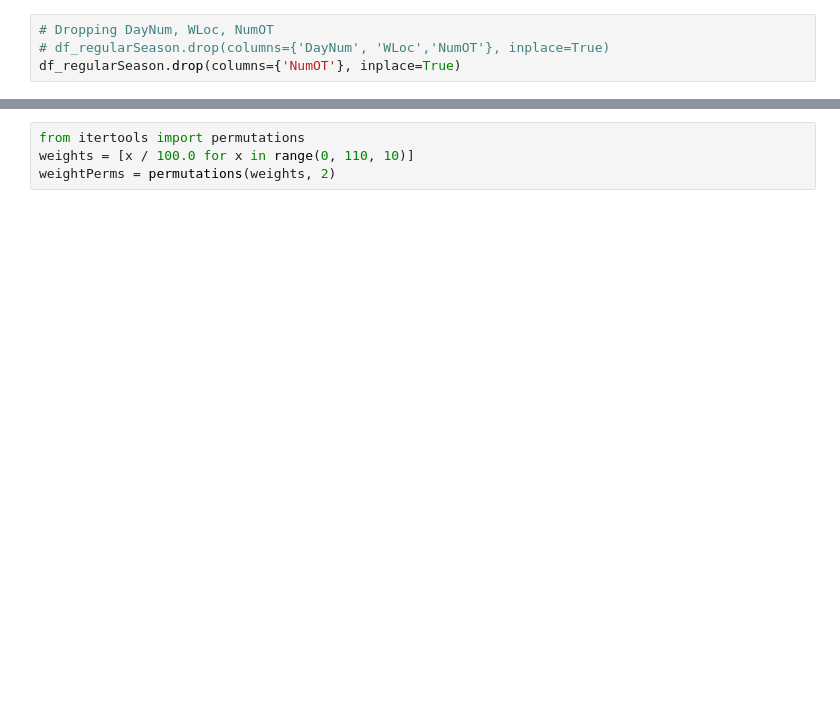
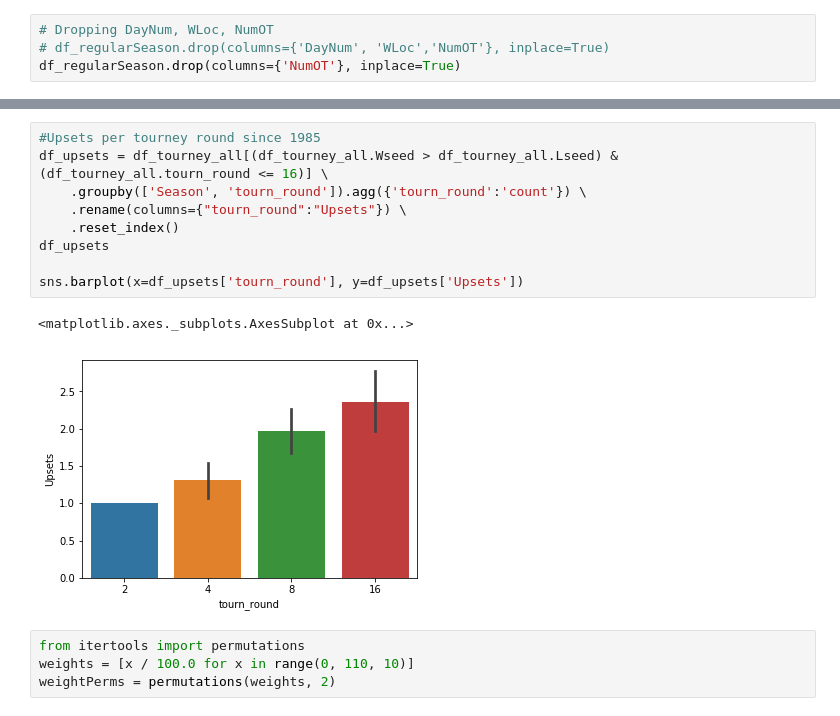
Before and after one commit to mjmcfalls/udacity-machine-learning, a Jupyter notebook: projects/capstone/Capstone-Notebook-Working.ipynb, the cells around one changed output, grey strips where cells are left out. Cells and saved outputs as stored; diff of their text form; blank space fills up the shorter version.

```diff
--- a/projects/capstone/Capstone-Notebook-Working.ipynb
+++ b/projects/capstone/Capstone-Notebook-Working.ipynb
@@ -563,3 +654,15 @@ df_regularSeason.drop(columns={'NumOT'}, inplace=True)
+# %%
+#Upsets per tourney round since 1985
+df_upsets = df_tourney_all[(df_tourney_all.Wseed > df_tourney_all.Lseed) & (df_tourney_all.tourn_round <= 16)] \
+    .groupby(['Season', 'tourn_round']).agg({'tourn_round':'count'}) \
+    .rename(columns={"tourn_round":"Upsets"}) \
+    .reset_index()
+df_upsets
+
+sns.barplot(x=df_upsets['tourn_round'], y=df_upsets['Upsets'])
+# %% [output]
+<matplotlib.axes._subplots.AxesSubplot at 0x...>
+[figure, added]
 # %%
 from itertools import permutations
 weights = [x / 100.0 for x in range(0, 110, 10)]
```
Also changed, not shown: parts of 10 cells of this notebook.
